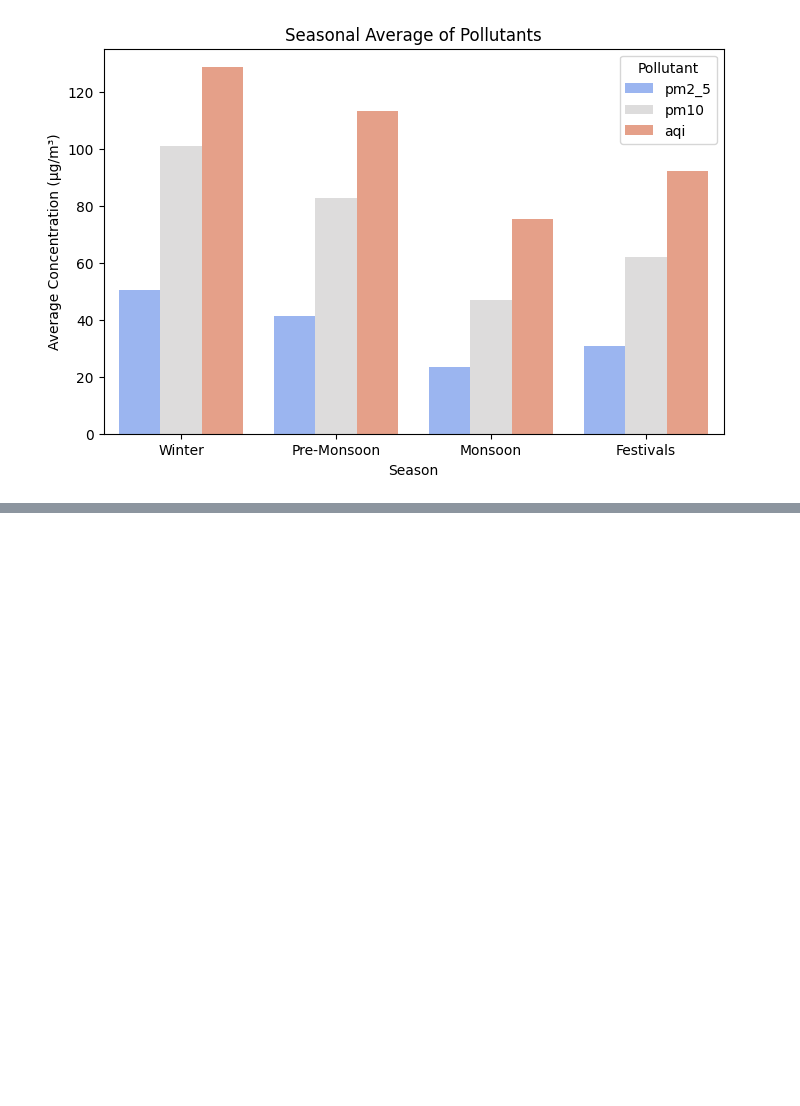
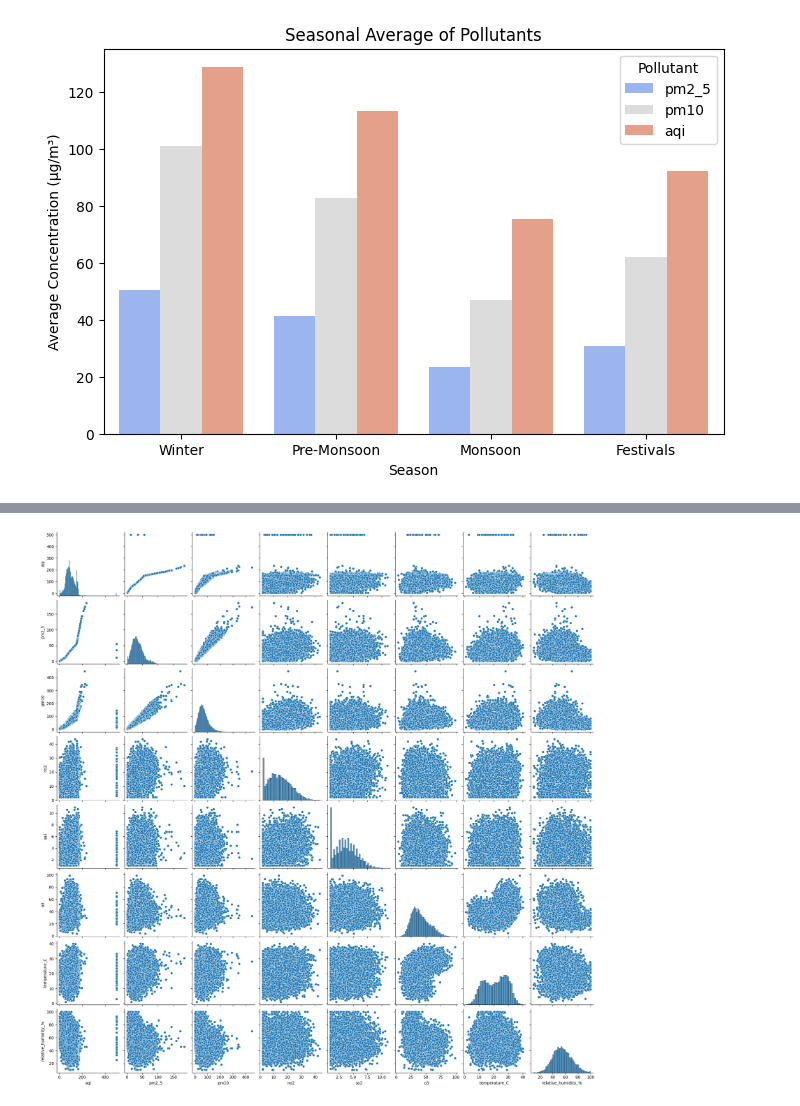
Before and after one commit to shawinCreates/Dhulo-Watch, a Jupyter notebook: notebooks/EDA.ipynb, the cells around one changed output, grey strips where cells are left out. Saved outputs shown, nothing was run; the diff lists cells and outputs as text; code cells hidden in the pictures; blank space fills up the shorter version.

```diff
--- a/notebooks/EDA.ipynb
+++ b/notebooks/EDA.ipynb
@@ -127,0 +145,5 @@ plt.show()
+# %%
+sns.pairplot(dataset[numeric_columns])
+plt.show()
+# %% [output]
+[figure, added]
```
Also changed, not shown: parts of 3 cells of this notebook.
